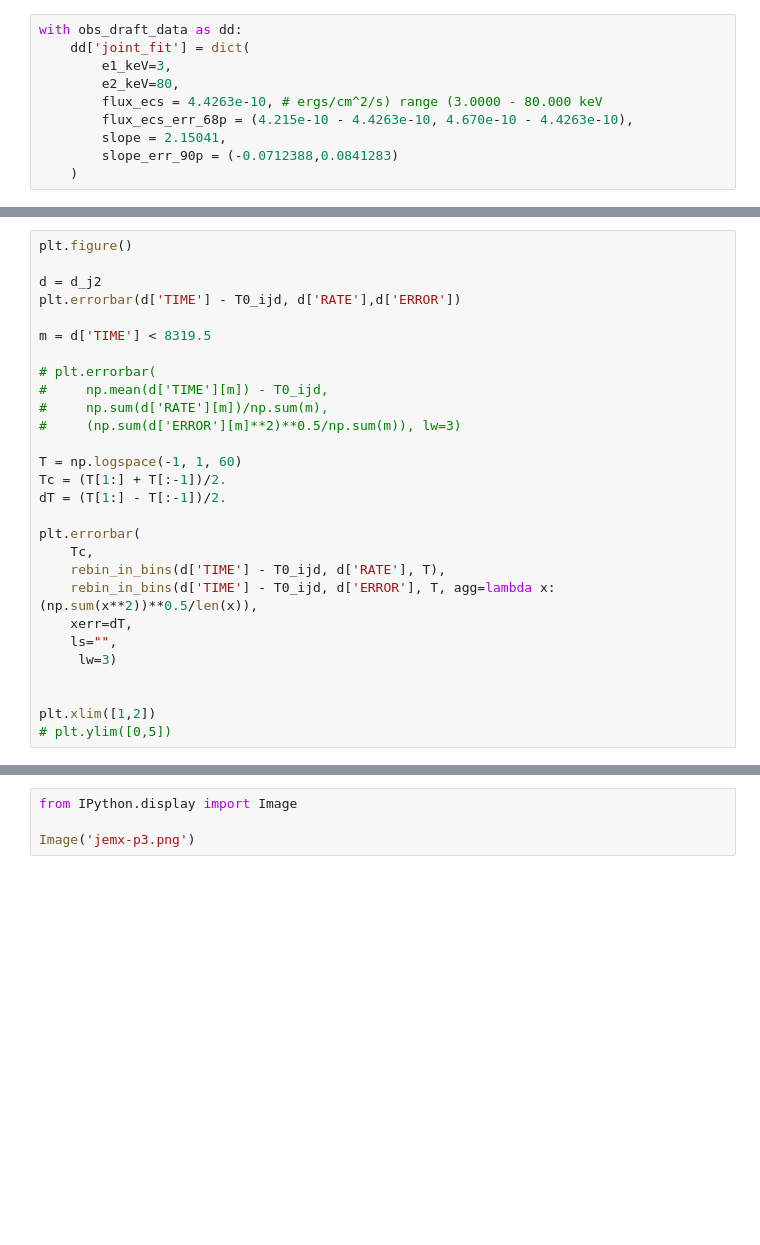
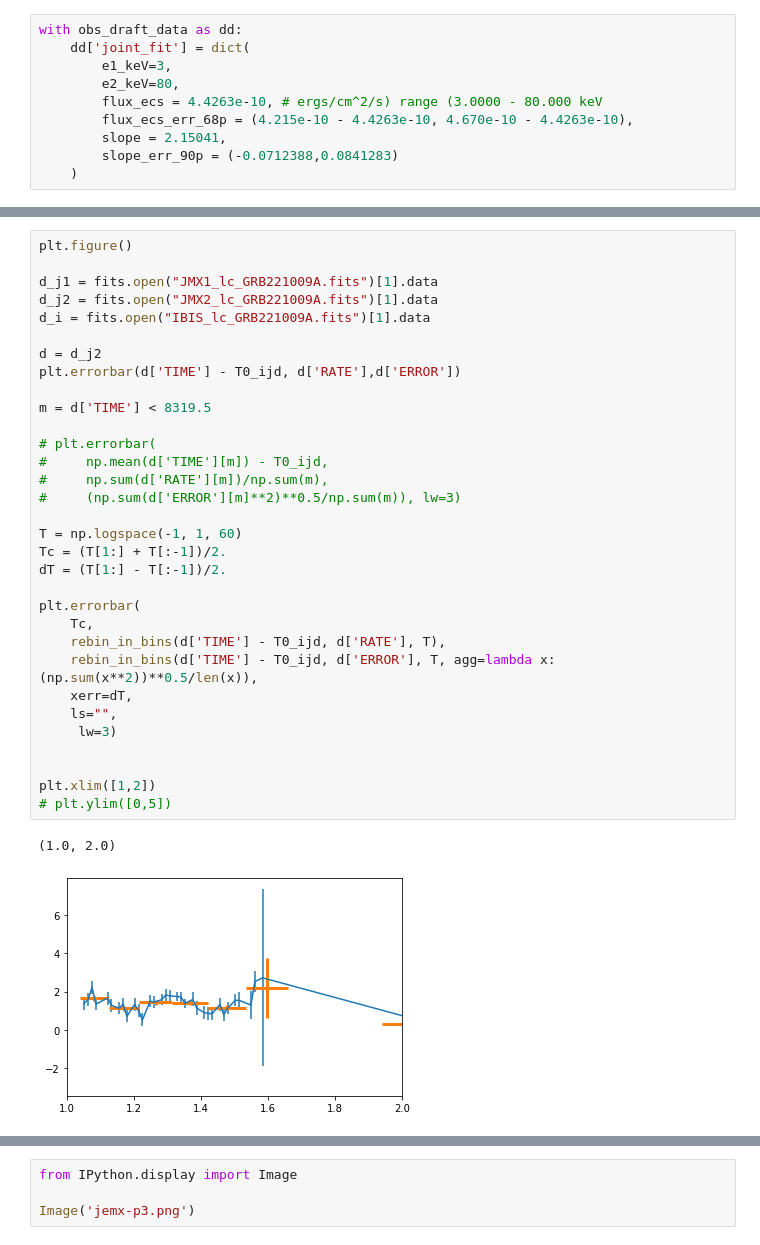
Before and after one commit to volodymyrss/grb221009, a Jupyter notebook: grb221009.ipynb, the cells around one changed output, grey strips where cells are left out. Cells and saved outputs as stored; diff of their text form; blank space fills up the shorter version.

```diff
--- a/grb221009.ipynb
+++ b/grb221009.ipynb
@@ -671,29 +701,36 @@ plt.loglog()
 # %%
 plt.figure()
+
+d_j1 = fits.open("JMX1_lc_GRB221009A.fits")[1].data
+d_j2 = fits.open("JMX2_lc_GRB221009A.fits")[1].data
+d_i = fits.open("IBIS_lc_GRB221009A.fits")[1].data
 
 d = d_j2
 plt.errorbar(d['TIME'] - T0_ijd, d['RATE'],d['ERROR'])
 
 m = d['TIME'] < 8319.5
 
 # plt.errorbar(
 #     np.mean(d['TIME'][m]) - T0_ijd,
 #     np.sum(d['RATE'][m])/np.sum(m),
 #     (np.sum(d['ERROR'][m]**2)**0.5/np.sum(m)), lw=3)
 
 T = np.logspace(-1, 1, 60)
 Tc = (T[1:] + T[:-1])/2.
 dT = (T[1:] - T[:-1])/2.
 
 plt.errorbar(
     Tc,
     rebin_in_bins(d['TIME'] - T0_ijd, d['RATE'], T),
     rebin_in_bins(d['TIME'] - T0_ijd, d['ERROR'], T, agg=lambda x:(np.sum(x**2))**0.5/len(x)),
     xerr=dT,
     ls="",
      lw=3)
 
 
 plt.xlim([1,2])
 # plt.ylim([0,5])
+# %% [output]
+(1.0, 2.0)
+[figure, added]
 # %%
```
Also changed, not shown: parts of 18 cells of this notebook, 7 other files.
